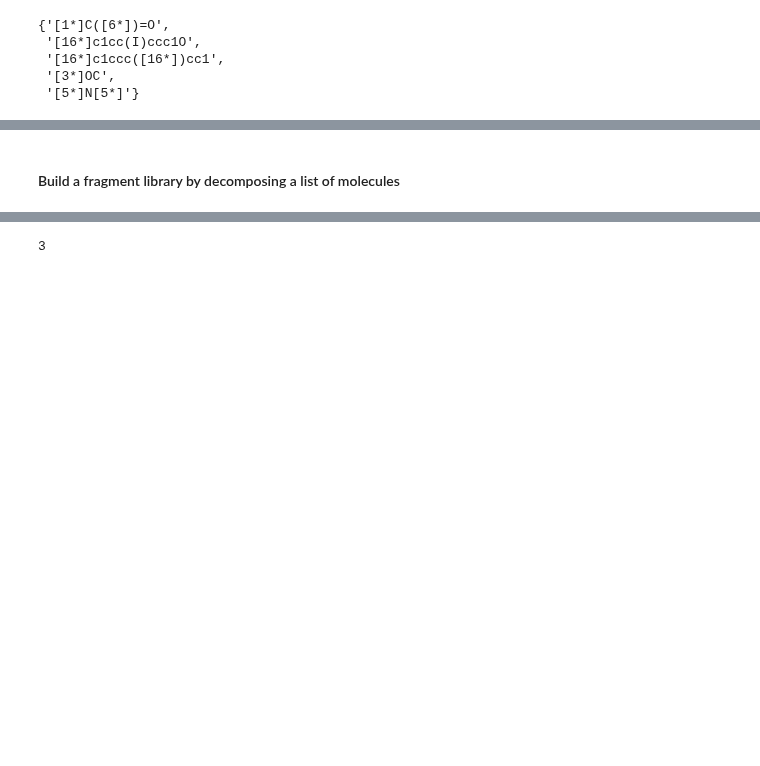
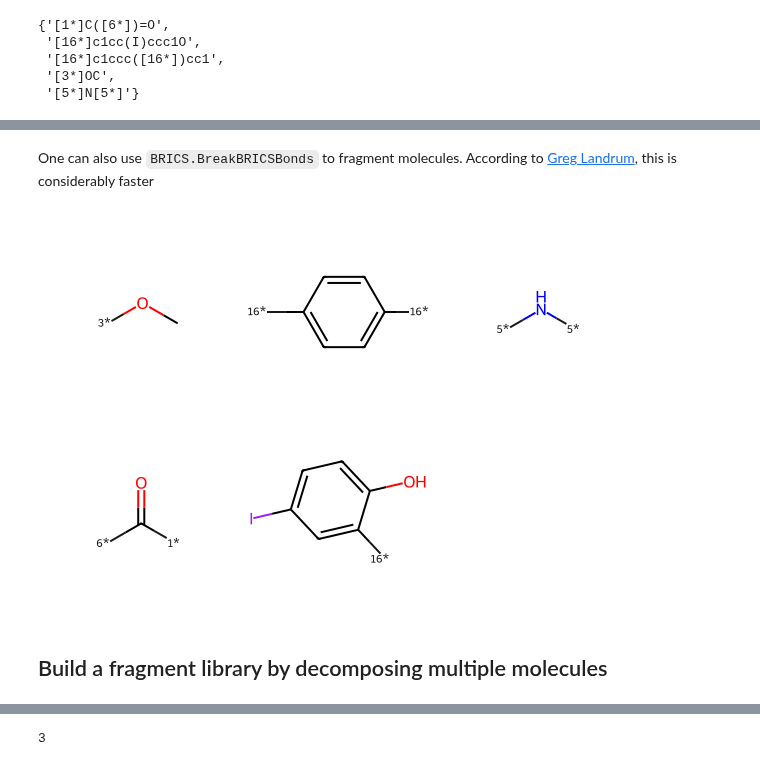
Before and after one commit to ganesh7shahane/useful_cheminformatics, a Jupyter notebook: 12_Molecule_Fragmentation.ipynb, the cells around one changed output, grey strips where cells are left out. Drawn from its saved outputs; the diff is of its cells as text; code cells hidden in the pictures; blank space fills up the shorter version.

````diff
--- a/12_Molecule_Fragmentation.ipynb
+++ b/12_Molecule_Fragmentation.ipynb
@@ -34,2 +46,10 @@ frags
+# %% [markdown]
+One can also use ```BRICS.BreakBRICSBonds``` to fragment molecules. According to [Greg Landrum](https://gist.github.com/greglandrum/4076605), this is considerably faster
+# %%
+fragmented = BRICS.BreakBRICSBonds(mol)
+pieces = Chem.GetMolFrags(fragmented,asMols=True)
+Draw.MolsToGridImage(pieces)
+# %% [output]
+[figure, added]
 # %% [markdown]
-#### Build a fragment library by decomposing a list of molecules
+## Build a fragment library by decomposing multiple molecules
````
Also changed, not shown: parts of 25 cells of this notebook, 2 other files.
